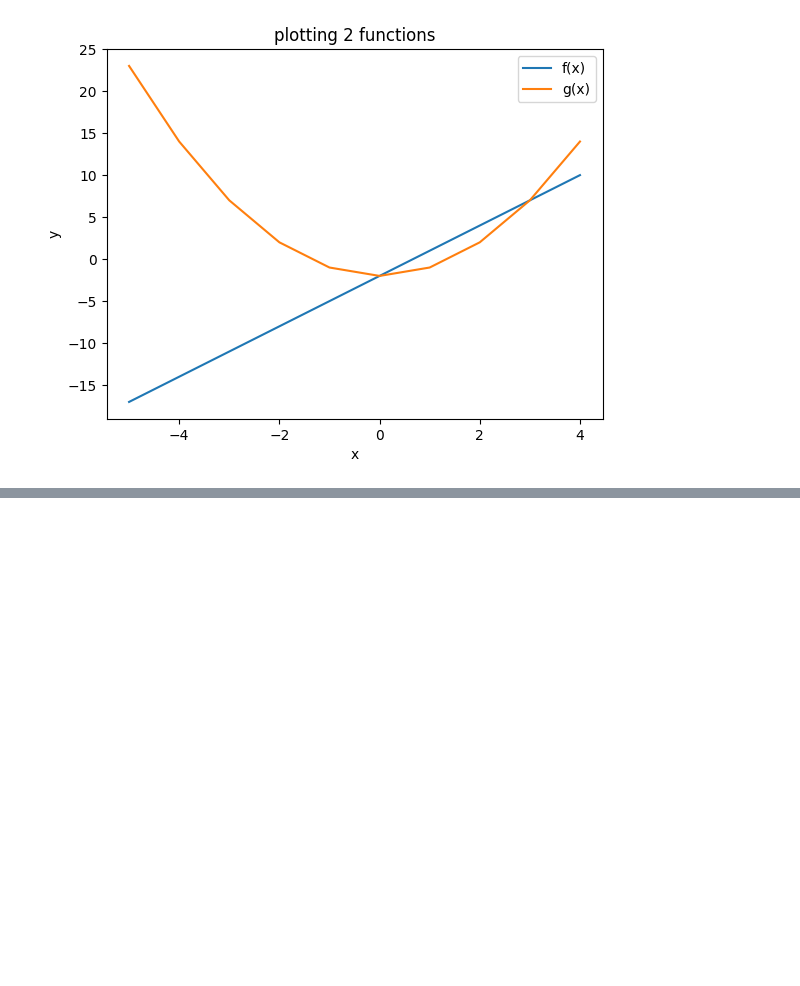
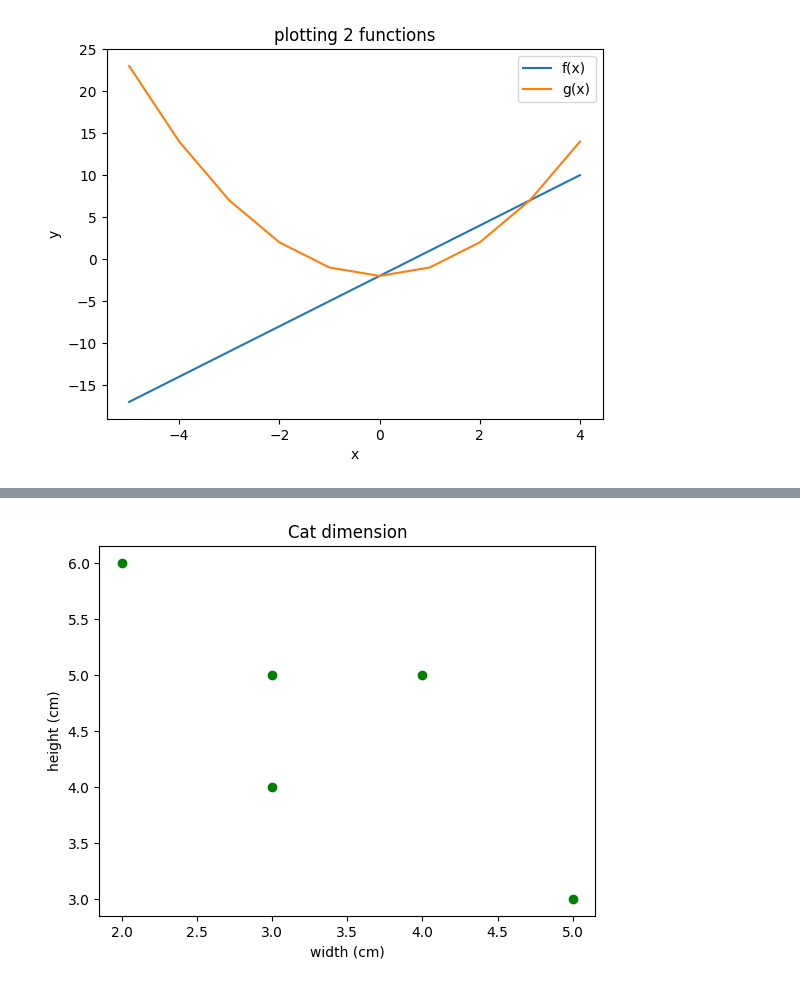
Before and after one commit to mosendamnit/Python-Muhsin-Ahmad-OPA23, a Jupyter notebook: practice_code/just_practicing.ipynb, the cells around one changed output, grey strips where cells are left out. Saved outputs shown, nothing was run; the diff lists cells and outputs as text; code cells hidden in the pictures; blank space fills up the shorter version.

```diff
--- a/practice_code/just_practicing.ipynb
+++ b/practice_code/just_practicing.ipynb
@@ -356,0 +487,16 @@ print(pichu_raw_file)
+# %%
+Cat = [(3,4),(4,5), (2,6), (5,3), (3,5)]
+
+import matplotlib.pyplot as plt
+
+x_cat , y_cat = zip(*Cat)
+
+plt.scatter(x_cat,y_cat, color = "Green")
+
+plt.xlabel("width (cm)")
+plt.ylabel("height (cm)")
+plt.title("Cat dimension")
+
+plt.show()
+# %% [output]
+[figure, added]
```
Also changed, not shown: parts of 15 cells of this notebook.
